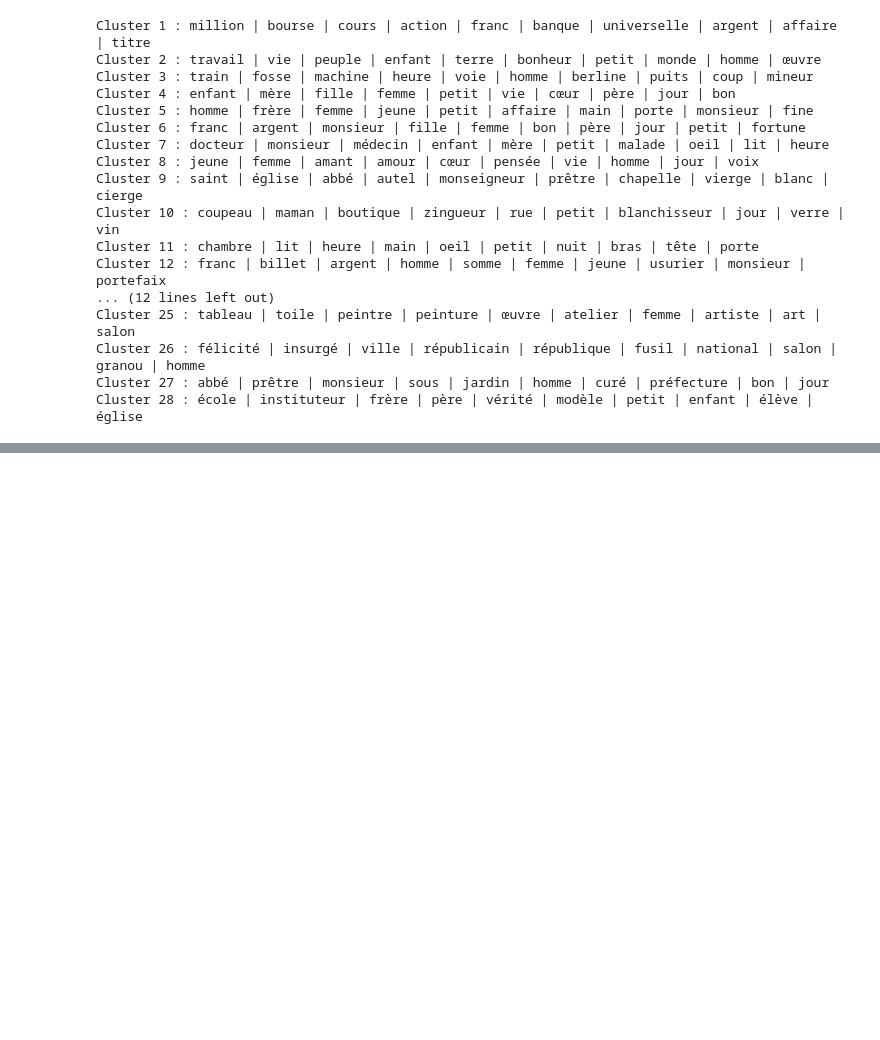
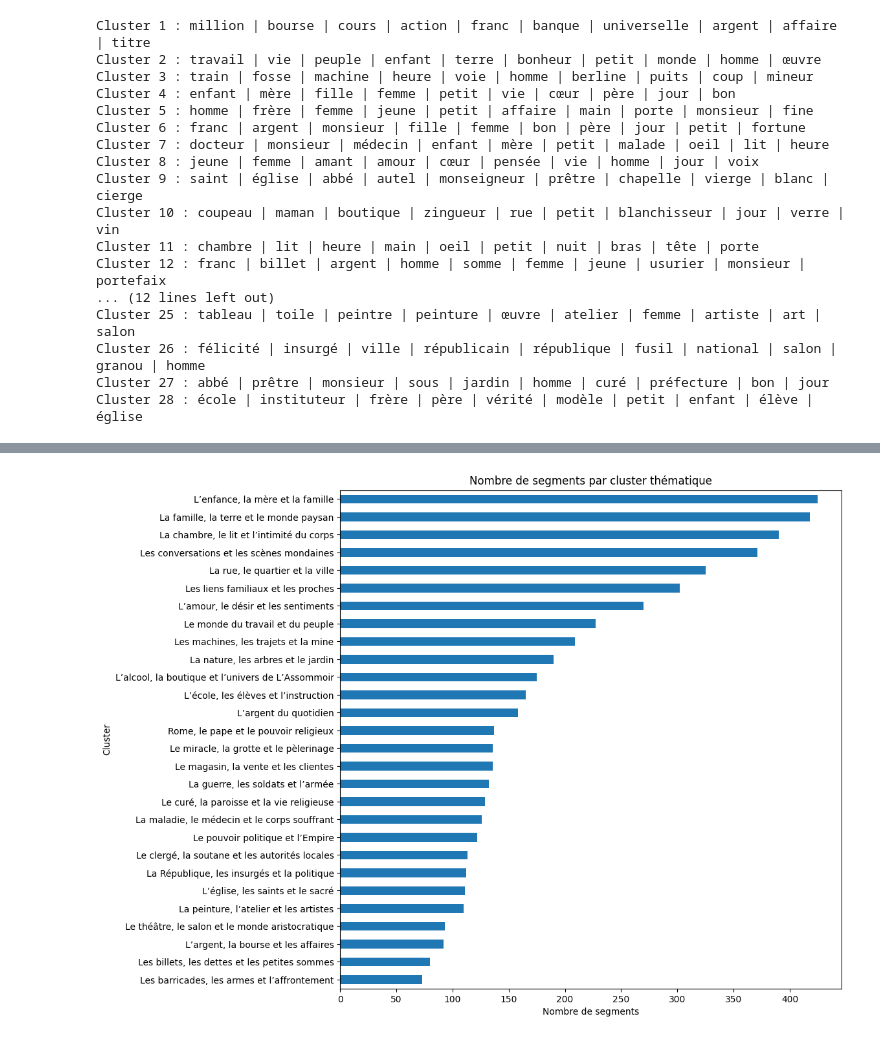
Before and after one commit to MorganRichard25/analyse_topic_zola, a Jupyter notebook: scr_paquet_phrases/Kmeans.ipynb, the cells around one changed output, grey strips where cells are left out. Drawn from its saved outputs; the diff is of its cells as text; code cells hidden in the pictures; blank space fills up the shorter version.

```diff
--- a/scr_paquet_phrases/Kmeans.ipynb
+++ b/scr_paquet_phrases/Kmeans.ipynb
@@ -135,0 +268,12 @@ Cluster 28 ==> Groupe CAH 3
+# %%
+counts = df["nom_cluster"].value_counts().sort_values()
+
+plt.figure(figsize=(10, 10))
+counts.plot(kind="barh")
+
+plt.title("Nombre de segments par cluster thématique")
+plt.xlabel("Nombre de segments")
+plt.ylabel("Cluster")
+plt.show()
+# %% [output]
+[figure, added]
```
Also changed, not shown: parts of 21 cells of this notebook, 2 other files.
